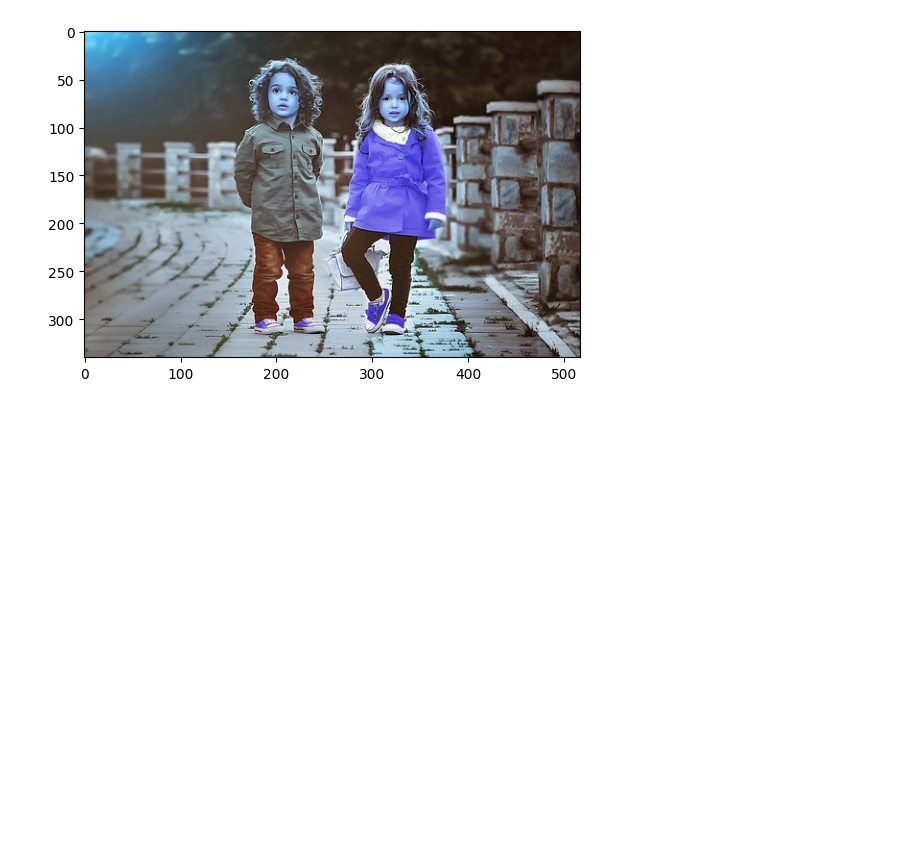
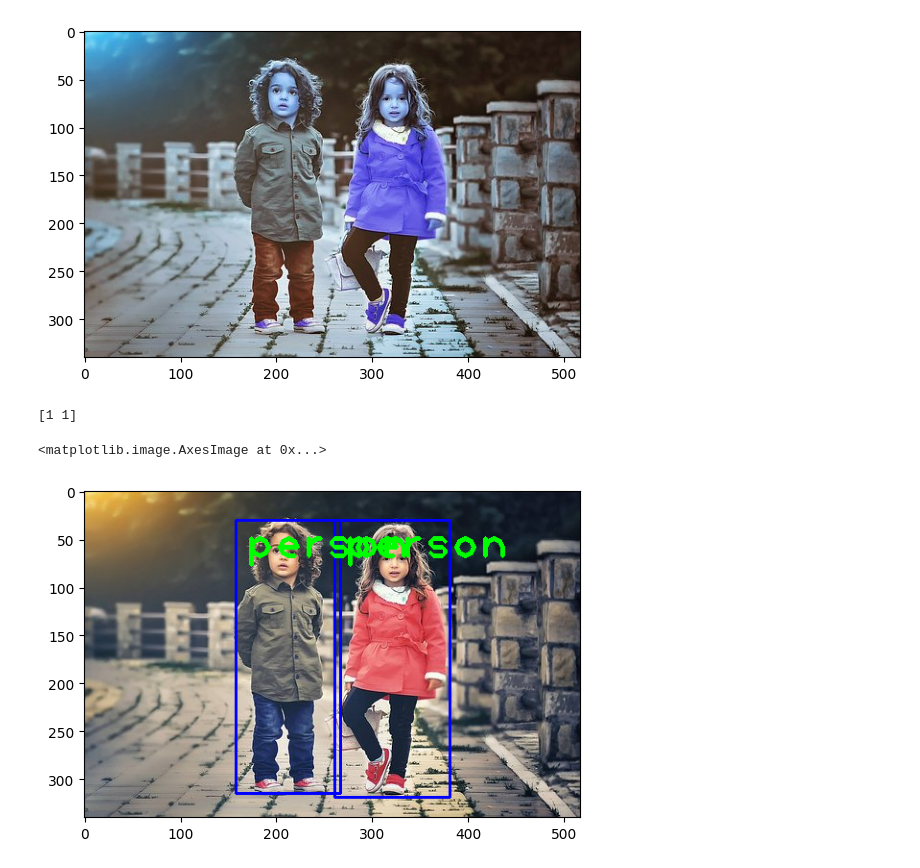
Before and after one commit to Ashok-gc/Object-Detection, a Jupyter notebook: detection.ipynb, the cells around one changed output. Drawn from its saved outputs; the diff is of its cells as text; code cells hidden in the pictures; blank space fills up the shorter version.

Commit message:
training objects in image

```diff
--- a/detection.ipynb
+++ b/detection.ipynb
@@ -34,0 +37,4 @@ plt.imshow(img)
+# %%
+print(ClassIndex)
+# %% [output]
+[1 1]
@@ -34,0 +47,5 @@ plt.imshow(img)
+# %%
+plt.imshow(cv2.cvtColor(img, cv2.COLOR_BGR2RGB))
+# %% [output]
+<matplotlib.image.AxesImage at 0x...>
+[figure, added]
```
Also changed, not shown: parts of 2 cells of this notebook.
